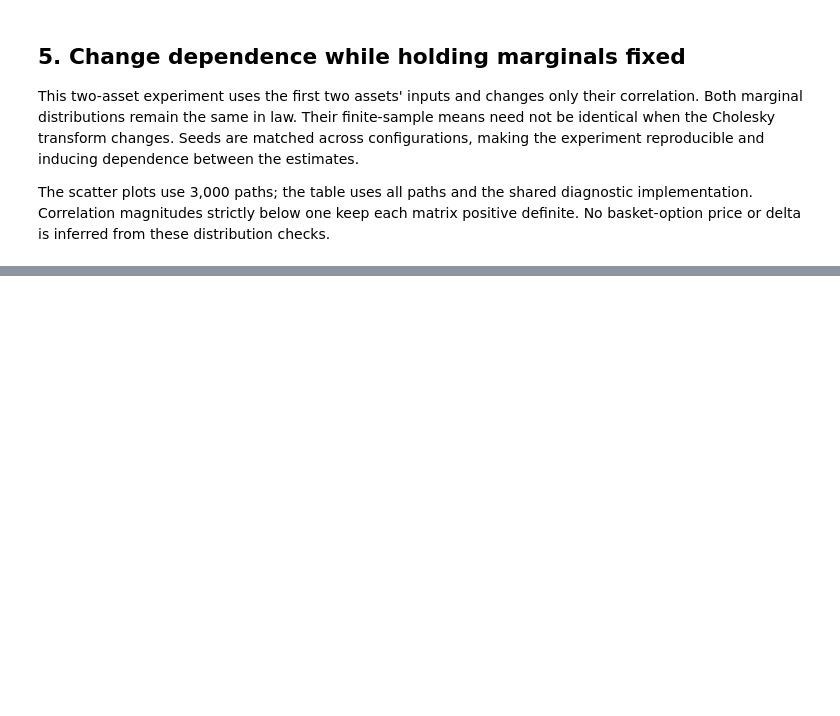
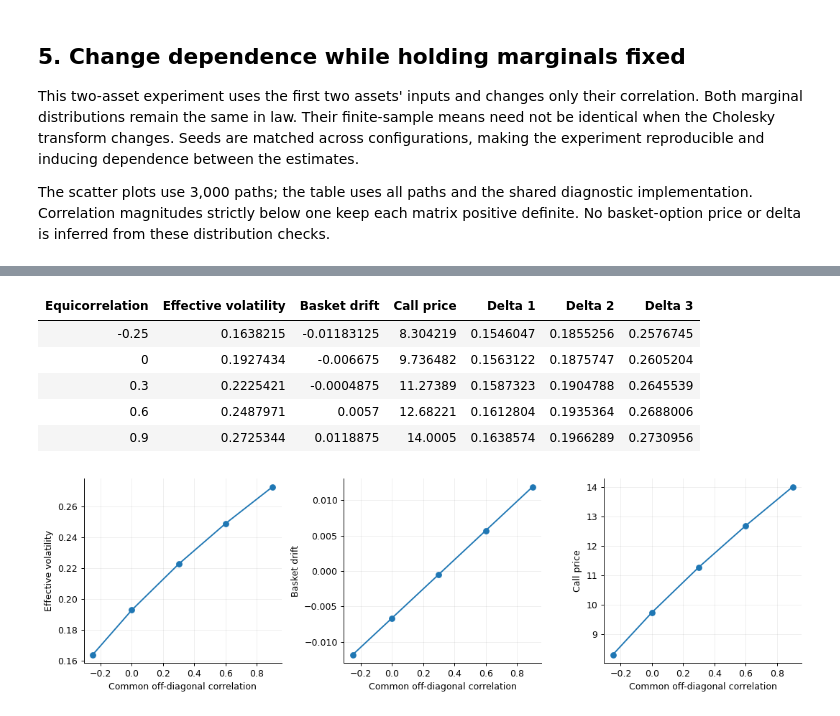
Before and after one commit to KVInator/deep-bsde-pricing, a Jupyter notebook: notebooks/02_basket_references.ipynb, the cells around one changed output, grey strips where cells are left out. Drawn from its saved outputs; the diff is of its cells as text; code cells hidden in the pictures; blank space fills up the shorter version.

```diff
--- a/notebooks/02_basket_references.ipynb
+++ b/notebooks/02_basket_references.ipynb
@@ -225,0 +349,27 @@ table(["Input rho", "Observed log rho", "Expected cross-covariance", "Observed c
+# %%
+equicorrelations = (-0.5/(model.dimension-1),0.0,0.3,0.6,0.9)
+correlation_prices = []
+for value in equicorrelations:
+    matrix = np.full((model.dimension,model.dimension),value)
+    np.fill_diagonal(matrix,1.0)
+    scenario_model = replace(model,correlation=tuple(tuple(row) for row in matrix))
+    result = GeometricBasketReference(scenario_model,geometric_contract).evaluate(initial_spots)
+    correlation_prices.append(result)
+table(["Equicorrelation", "Effective volatility", "Basket drift", "Call price", *[f"Delta {i+1}" for i in range(model.dimension)]],
+      [(rho_value,result.effective_volatility,result.basket_drift,result.call_price,*result.call_deltas)
+       for rho_value,result in zip(equicorrelations,correlation_prices)])
+fig,axes = plt.subplots(1,3,figsize=(12,3.6))
+for ax,field,label in zip(axes,("effective_volatility","basket_drift","call_price"),
+                         ("Effective volatility","Basket drift","Call price")):
+    ax.plot(equicorrelations,[getattr(v,field) for v in correlation_prices],"o-")
+    ax.set(xlabel="Common off-diagonal correlation",ylabel=label)
+fig.tight_layout()
+plt.show()
+# %% [output]
+| Equicorrelation | Effective volatility | Basket drift | Call price | Delta 1 | Delta 2 | Delta 3 |
+| -0.25 | 0.1638215 | -0.01183125 | 8.304219 | 0.1546047 | 0.1855256 | 0.2576745 |
+| 0 | 0.1927434 | -0.006675 | 9.736482 | 0.1563122 | 0.1875747 | 0.2605204 |
+| 0.3 | 0.2225421 | -0.0004875 | 11.27389 | 0.1587323 | 0.1904788 | 0.2645539 |
+| 0.6 | 0.2487971 | 0.0057 | 12.68221 | 0.1612804 | 0.1935364 | 0.2688006 |
+| 0.9 | 0.2725344 | 0.0118875 | 14.0005 | 0.1638574 | 0.1966289 | 0.2730956 |
+[figure, added]
```
Also changed, not shown: parts of 13 cells of this notebook, 7 other files.
